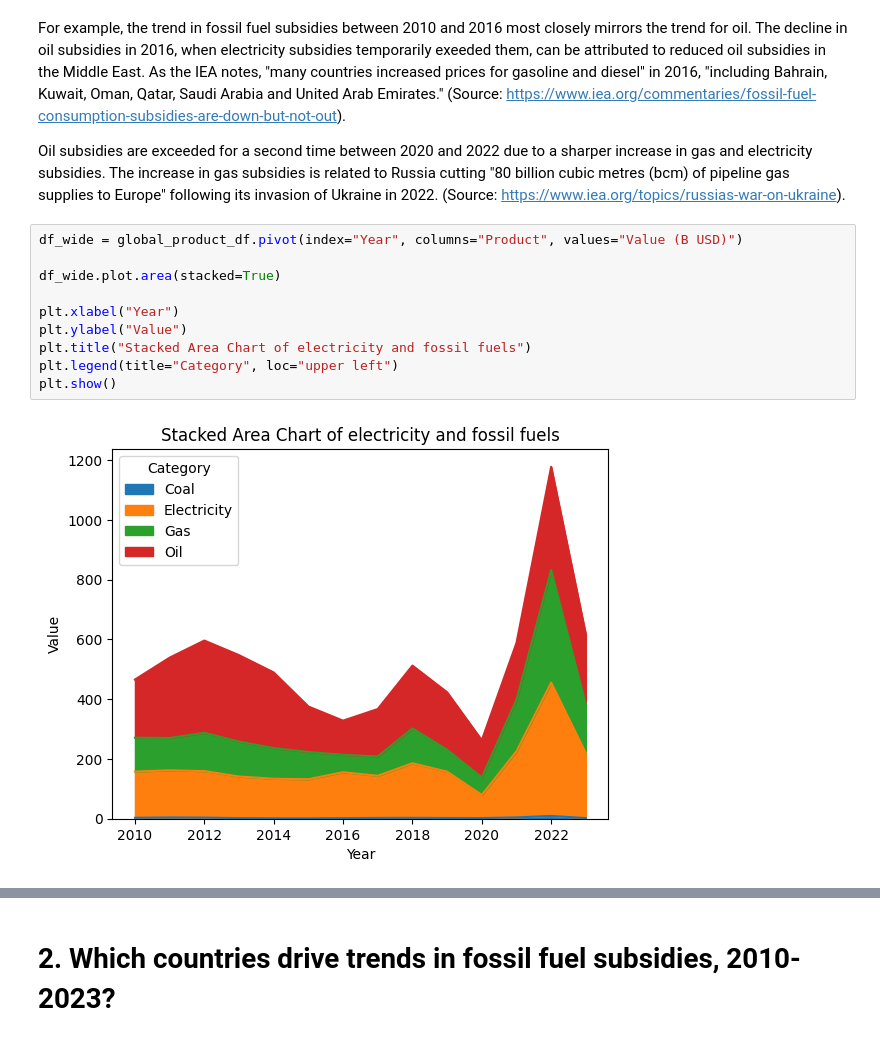
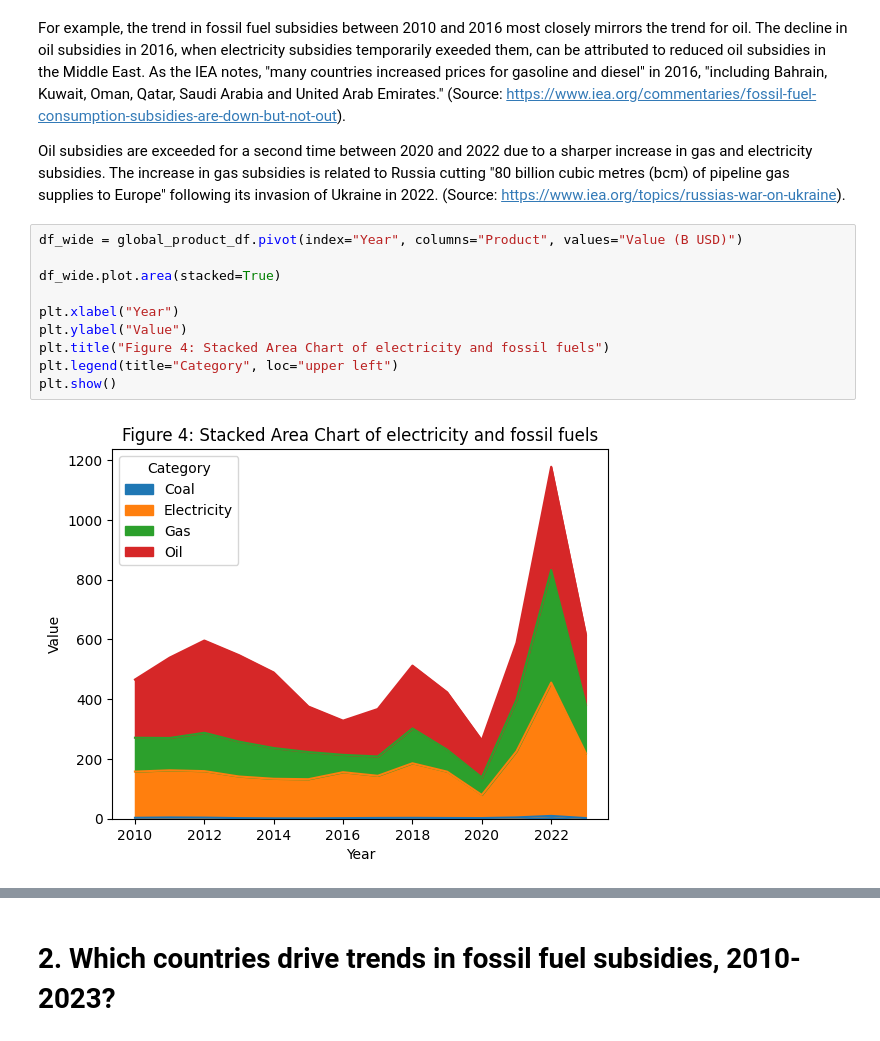
Before and after one commit to reb-scho/subsidies, a Jupyter notebook: subsidies.ipynb, the cells around one changed output, grey strips where cells are left out. Drawn from its saved outputs; the diff is of its cells as text.

```diff
--- a/subsidies.ipynb
+++ b/subsidies.ipynb
@@ -115,15 +115,15 @@ The increase in gas subsidies is related to Russia cutting "80 billion cubic met
 # %%
 df_wide = global_product_df.pivot(index="Year", columns="Product", values="Value (B USD)")
 
 df_wide.plot.area(stacked=True)
 
 plt.xlabel("Year")
 plt.ylabel("Value")
-plt.title("Stacked Area Chart of electricity and fossil fuels")
+plt.title("Figure 4: Stacked Area Chart of electricity and fossil fuels")
 plt.legend(title="Category", loc="upper left")
 plt.show()
 # %% [output]
-[figure, old version]
+[figure, new version]
 # %%
 global_fossil_agg_df = global_fossil_agg_df[["Product", "Year", "Value (B USD)"]]
 
```
Also changed, not shown: parts of 8 cells of this notebook.
